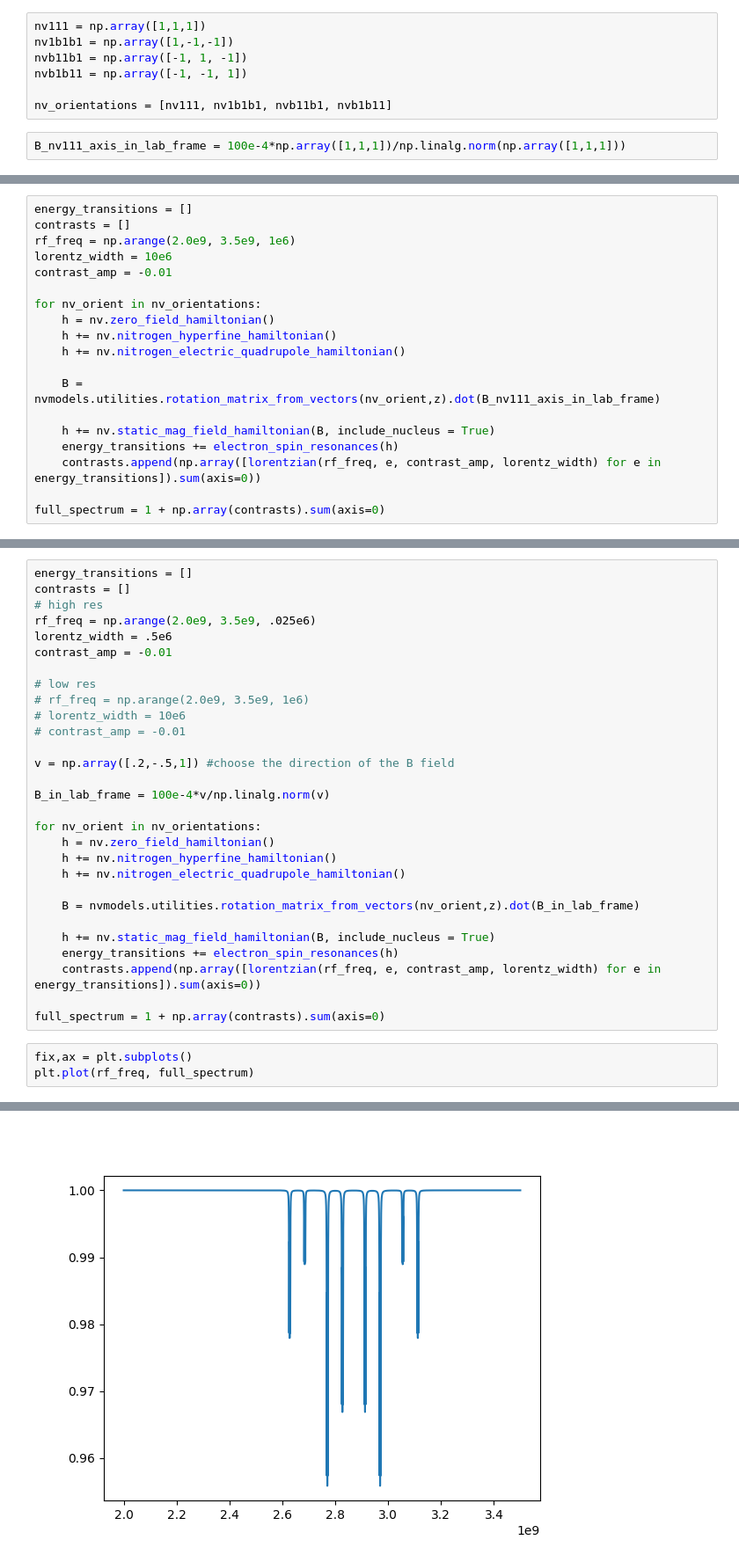
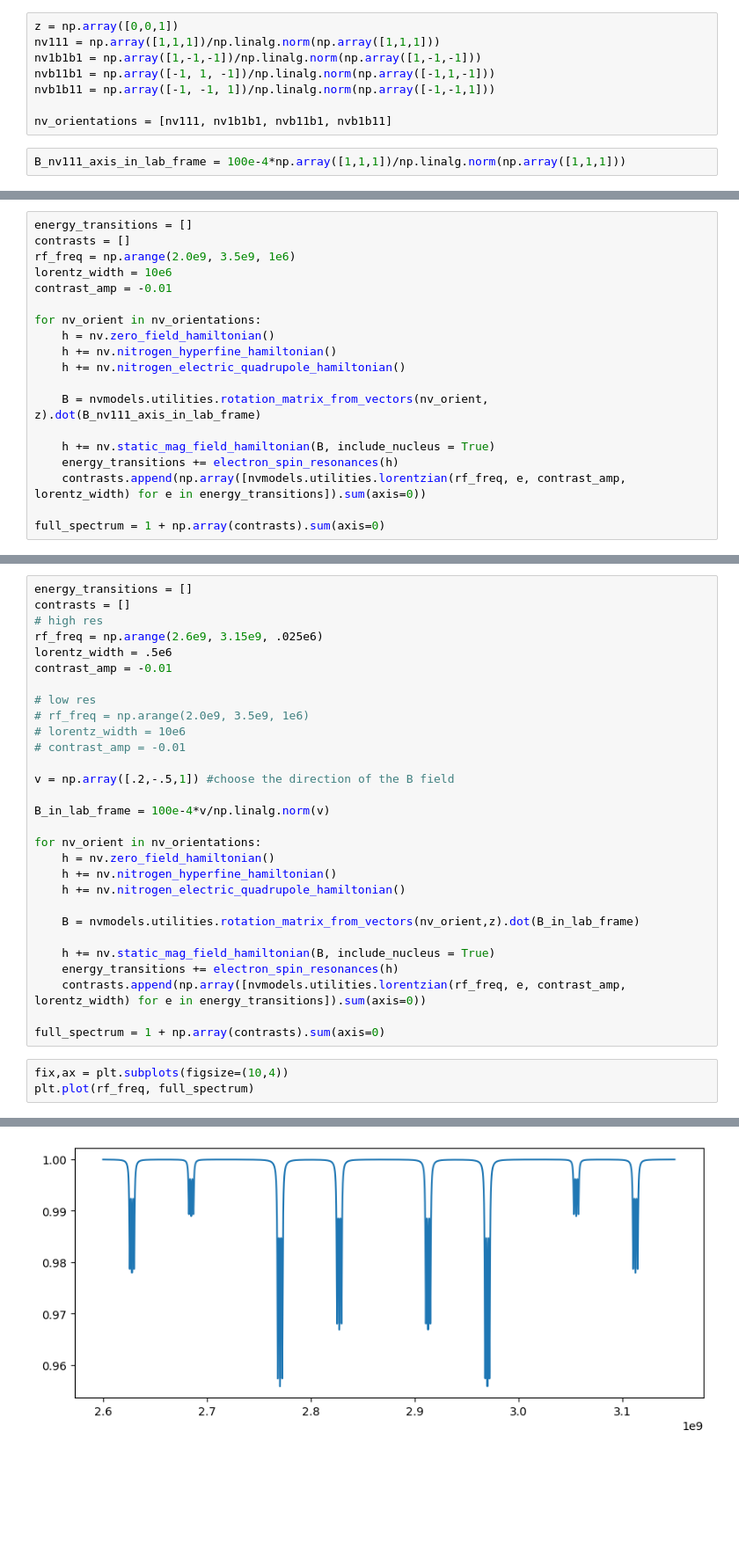
Before and after one commit to gadamc/nvmodels, a Jupyter notebook: notebooks/NVNeg_full_H_Zeeman_ESR_spectrum.ipynb, the cells around one changed output, grey strips where cells are left out. Shown at 88% size. Cells and saved outputs as stored; diff of their text form; blank space fills up the shorter version.

```diff
--- a/notebooks/NVNeg_full_H_Zeeman_ESR_spectrum.ipynb
+++ b/notebooks/NVNeg_full_H_Zeeman_ESR_spectrum.ipynb
@@ -97,8 +101,9 @@ z = np.array([0,0,1])
 # %%
-nv111 = np.array([1,1,1])
-nv1b1b1 = np.array([1,-1,-1])
-nvb11b1 = np.array([-1, 1, -1])
-nvb1b11 = np.array([-1, -1, 1])
+z = np.array([0,0,1])
+nv111 = np.array([1,1,1])/np.linalg.norm(np.array([1,1,1]))
+nv1b1b1 = np.array([1,-1,-1])/np.linalg.norm(np.array([1,-1,-1]))
+nvb11b1 = np.array([-1, 1, -1])/np.linalg.norm(np.array([-1,1,-1]))
+nvb1b11 = np.array([-1, -1, 1])/np.linalg.norm(np.array([-1,-1,1]))
 
 nv_orientations = [nv111, nv1b1b1, nvb11b1, nvb1b11]
 # %%
@@ -141,11 +163,11 @@ for nv_orient in nv_orientations:
     h += nv.nitrogen_hyperfine_hamiltonian()
     h += nv.nitrogen_electric_quadrupole_hamiltonian()
 
-    B = nvmodels.utilities.rotation_matrix_from_vectors(nv_orient,z).dot(B_nv111_axis_in_lab_frame)
+    B = nvmodels.utilities.rotation_matrix_from_vectors(nv_orient, z).dot(B_nv111_axis_in_lab_frame)
 
     h += nv.static_mag_field_hamiltonian(B, include_nucleus = True)
     energy_transitions += electron_spin_resonances(h)
-    contrasts.append(np.array([lorentzian(rf_freq, e, contrast_amp, lorentz_width) for e in energy_transitions]).sum(axis=0))
+    contrasts.append(np.array([nvmodels.utilities.lorentzian(rf_freq, e, contrast_amp, lorentz_width) for e in energy_transitions]).sum(axis=0))
 
 full_spectrum = 1 + np.array(contrasts).sum(axis=0)
 # %%
@@ -158,7 +184,7 @@ plt.plot(rf_freq, full_spectrum)
 energy_transitions = []
 contrasts = []
 # high res
-rf_freq = np.arange(2.0e9, 3.5e9, .025e6)
+rf_freq = np.arange(2.6e9, 3.15e9, .025e6)
 lorentz_width = .5e6
 contrast_amp = -0.01
 
@@ -180,12 +206,12 @@ for nv_orient in nv_orientations:
 
     h += nv.static_mag_field_hamiltonian(B, include_nucleus = True)
     energy_transitions += electron_spin_resonances(h)
-    contrasts.append(np.array([lorentzian(rf_freq, e, contrast_amp, lorentz_width) for e in energy_transitions]).sum(axis=0))
+    contrasts.append(np.array([nvmodels.utilities.lorentzian(rf_freq, e, contrast_amp, lorentz_width) for e in energy_transitions]).sum(axis=0))
 
 full_spectrum = 1 + np.array(contrasts).sum(axis=0)
 # %%
-fix,ax = plt.subplots()
+fix,ax = plt.subplots(figsize=(10,4))
 plt.plot(rf_freq, full_spectrum)
 # %% [output]
 [<matplotlib.lines.Line2D at 0x...>]
-[figure, old version]
+[figure, new version]
```
Also changed, not shown: parts of 26 cells of this notebook, 2 other files.
